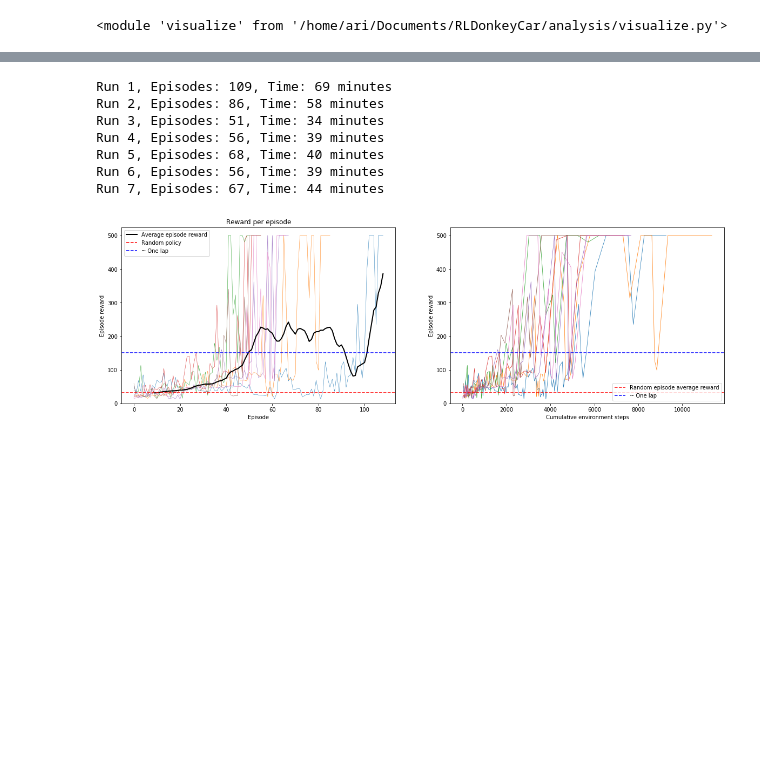
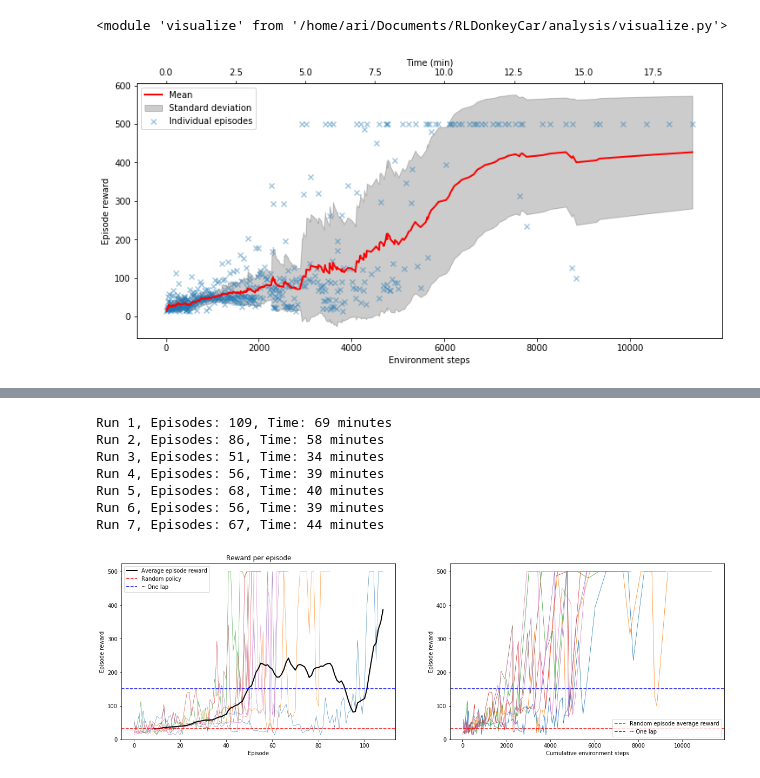
Before and after one commit to ari-viitala/RLDonkeyCar, a Jupyter notebook: analysis/Plotting2.ipynb, the cells around one changed output, grey strips where cells are left out. Saved outputs shown, nothing was run; the diff lists cells and outputs as text; code cells hidden in the pictures; blank space fills up the shorter version.

Commit message:
Plotting

```diff
--- a/analysis/Plotting2.ipynb
+++ b/analysis/Plotting2.ipynb
@@ -15,3 +15,8 @@ from importlib import reload
 reload(visualize)
 # %% [output]
 <module 'visualize' from '/home/ari/Documents/RLDonkeyCar/analysis/visualize.py'>
+# %%
+visualize.visualize_ewm_both("../records/real_not_pretrained_critic_encoder_update_fixed/", alpha=0.05)
+plt.savefig("results_real_not_pretrained.png")
+# %% [output]
+[figure, added]
```
Also changed, not shown: parts of 18 cells of this notebook, 6 other files.
